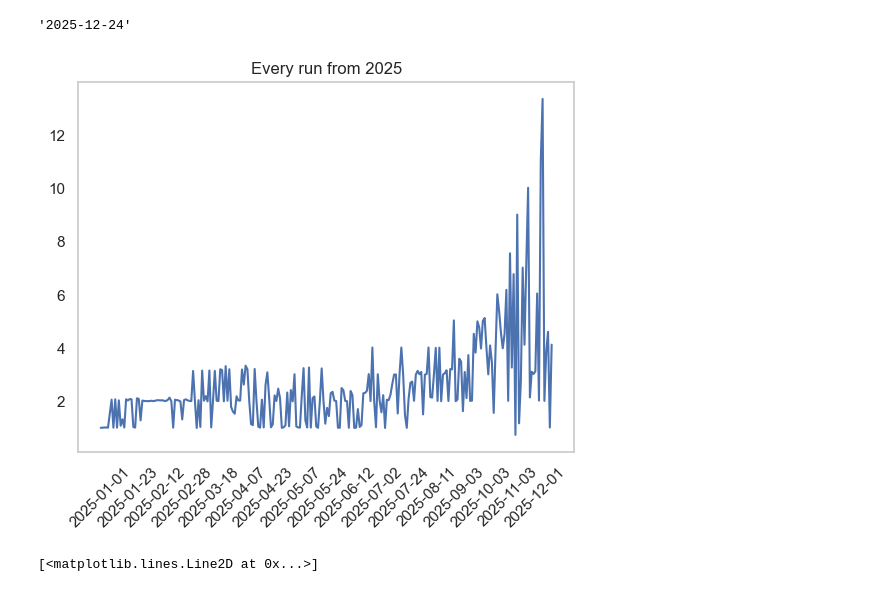
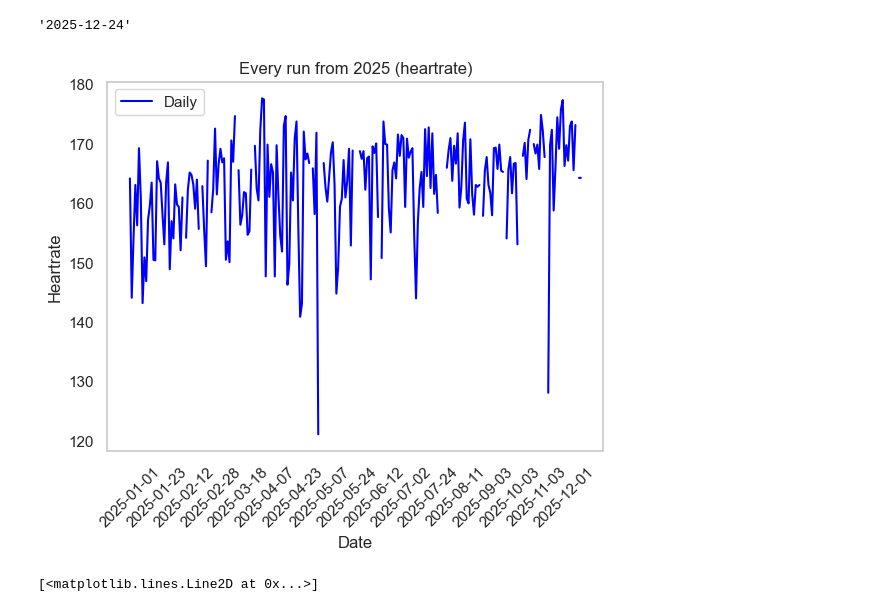
Before and after one commit to benstager/strava, a Jupyter notebook: analysis.ipynb, the cells around one changed output. Saved outputs shown, nothing was run; the diff lists cells and outputs as text; code cells hidden in the pictures.

```diff
--- a/analysis.ipynb
+++ b/analysis.ipynb
@@ -117,16 +122,19 @@ df['date_str'].max()
 '2025-12-24'
 # %%
 
-plt.plot(df['distance_miles'].values)
+plt.plot(df['average_heartrate'].values, color='blue')
+# plt.plot(df['average_heartrate'].rolling(7).mean().values, color='red')
 x_ticks = range(0, len(df), 15)  # every 10th index
 x_labels = df['date_str'].iloc[::15]  # assumes 'date' is datetime
 plt.xticks(ticks=x_ticks, labels=x_labels, rotation=45)
-plt.title("Every run from 2025")
-plt.xlabel('')
+plt.title("Every run from 2025 (heartrate)")
+plt.xlabel('Date')
+plt.ylabel('Heartrate')
 plt.grid(False)
+plt.legend(['Daily', 'Rolling Average (n=7)'])
 plt.show()
 # %% [output]
-[figure, old version]
+[figure, new version]
 # %%
 plt.plot(df['distance_miles'].rolling(7).mean().values)
 # %% [output]
```
Also changed, not shown: parts of 13 cells of this notebook.
